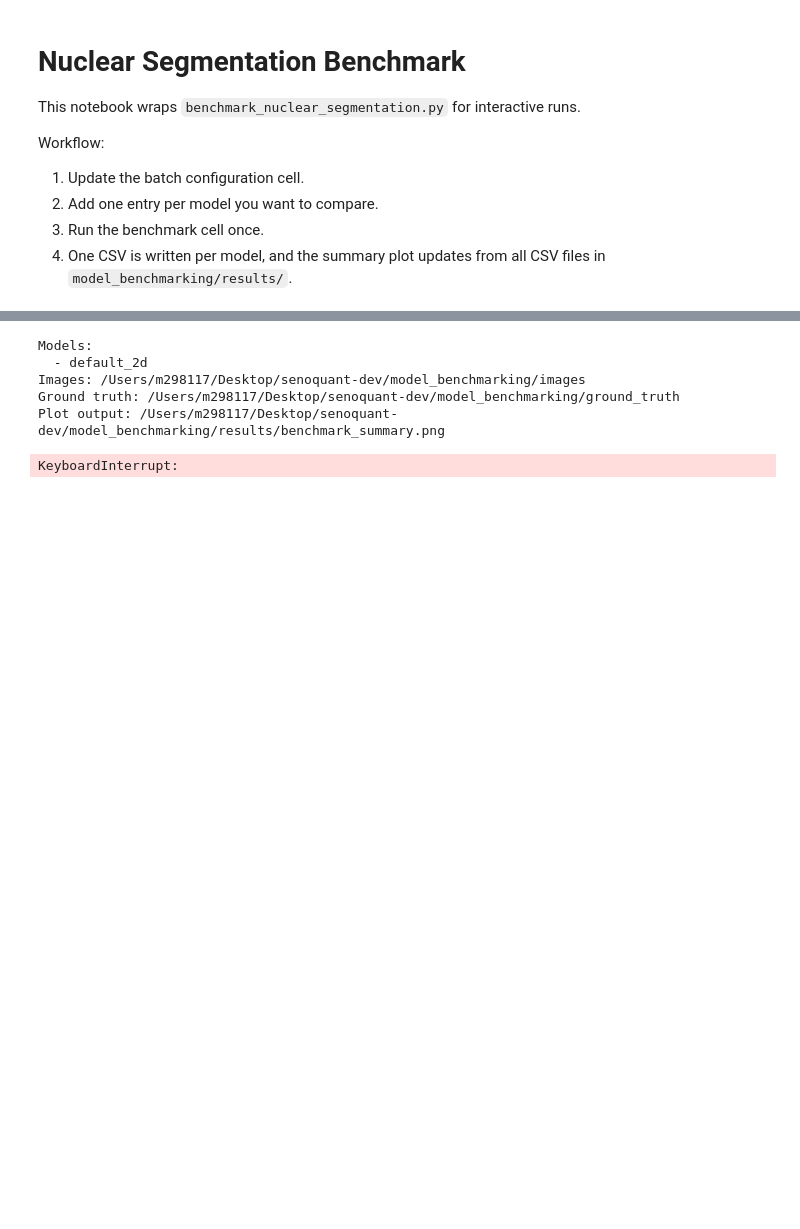
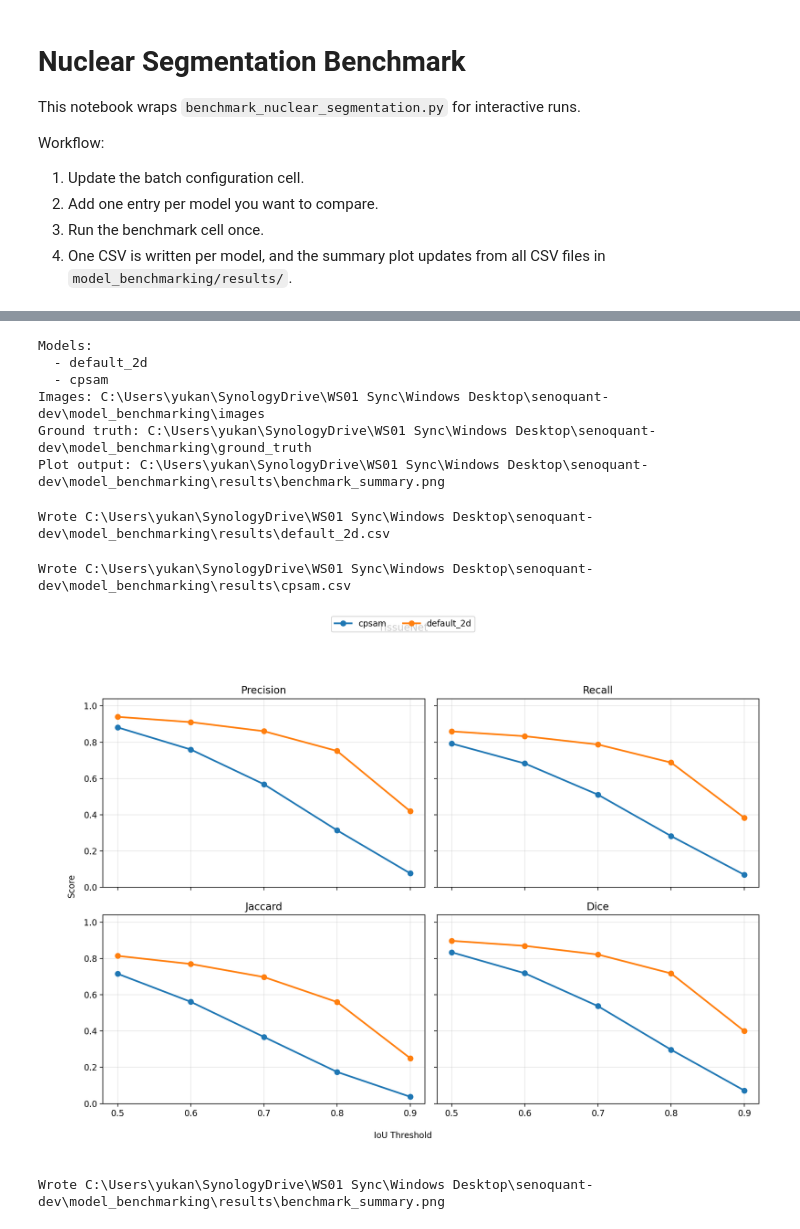
Before and after one commit to HaamsRee/senoquant, a Jupyter notebook: model_benchmarking/benchmark_nuclear_segmentation.ipynb, the cells around one changed output, grey strips where cells are left out. Saved outputs shown, nothing was run; the diff lists cells and outputs as text; code cells hidden in the pictures; blank space fills up the shorter version.

Commit message:
Getting cyto3 to the benchmarking

```diff
--- a/model_benchmarking/benchmark_nuclear_segmentation.ipynb
+++ b/model_benchmarking/benchmark_nuclear_segmentation.ipynb
@@ -45,14 +45,23 @@ PosixPath('/Users/m298117/Desktop/senoquant-dev/model_benchmarking')
 
 model_specs = [
     {
+        "name": "default_2d",
+        "models_root": None,
+        "settings": {
+            "object_diameter_px": 17.44,
+            "prob_thresh": 0.496187,
+            "nms_thresh": 0.3,
+        },
+    },
+    {
         "name": "cpsam",
         "models_root": None,
-        "settings": {},
-    },
-    {
-        "name": "default_2d",
-        "models_root": None,
-        "settings": {},
+        "settings": {
+            "diameter": 17.44,
+            "flow_threshold": 0.4,
+            "cellprob_threshold": 0.0,
+            "n_iterations": 0,
+        },
     },
     # {
     #     "name": "my_external_model",
@@ -75,48 +84,42 @@ print(f"Plot output: {plot_path}")
 # %% [output]
 Models:
   - default_2d
-Images: /Users/m298117/Desktop/senoquant-dev/model_benchmarking/images
-Ground truth: /Users/m298117/Desktop/senoquant-dev/model_benchmarking/ground_truth
-Plot output: /Users/m298117/Desktop/senoquant-dev/model_benchmarking/results/benchmark_summary.png
+  - cpsam
+Images: C:\Users\yukan\SynologyDrive\WS01 Sync\Windows Desktop\senoquant-dev\model_benchmarking\images
+Ground truth: C:\Users\yukan\SynologyDrive\WS01 Sync\Windows Desktop\senoquant-dev\model_benchmarking\ground_truth
+Plot output: C:\Users\yukan\SynologyDrive\WS01 Sync\Windows Desktop\senoquant-dev\model_benchmarking\results\benchmark_summary.png
 # %%
 # Benchmark
 
 all_results = {}
 
 for spec in model_specs:
     model_name = spec["name"]
     models_root = spec.get("models_root")
     settings = spec.get("settings", {})
     output_csv = benchmark_root / "results" / f"{model_name}.csv"
 
     rows = run_benchmark(
         model_name=model_name,
         images_dir=images_dir,
         ground_truth_dir=ground_truth_dir,
         settings=settings,
         models_root=models_root,
     )
     write_csv(output_csv, rows)
     all_results[model_name] = rows
     print(f"Wrote {output_csv}")
 
 write_summary_plot(
     csv_dir=benchmark_root / "results",
     plot_path=plot_path,
     title=plot_title,
 )
 
-mean_rows = [
-    next(row for row in rows if row["case_id"] == "MEAN")
-    for rows in all_results.values()
-]
-
-if pd is not None:
-    display(pd.DataFrame(mean_rows))
-else:
-    mean_rows
-
 display(NotebookImage(filename=str(plot_path)))
 print(f"Wrote {plot_path}")
 # %% [output]
-KeyboardInterrupt:
+Wrote C:\Users\yukan\SynologyDrive\WS01 Sync\Windows Desktop\senoquant-dev\model_benchmarking\results\default_2d.csv
+Wrote C:\Users\yukan\SynologyDrive\WS01 Sync\Windows Desktop\senoquant-dev\model_benchmarking\results\cpsam.csv
+[figure, added]
+Wrote C:\Users\yukan\SynologyDrive\WS01 Sync\Windows Desktop\senoquant-dev\model_benchmarking\results\benchmark_summary.png
```
Also changed, not shown: parts of 1 cell of this notebook, 2 other files.
